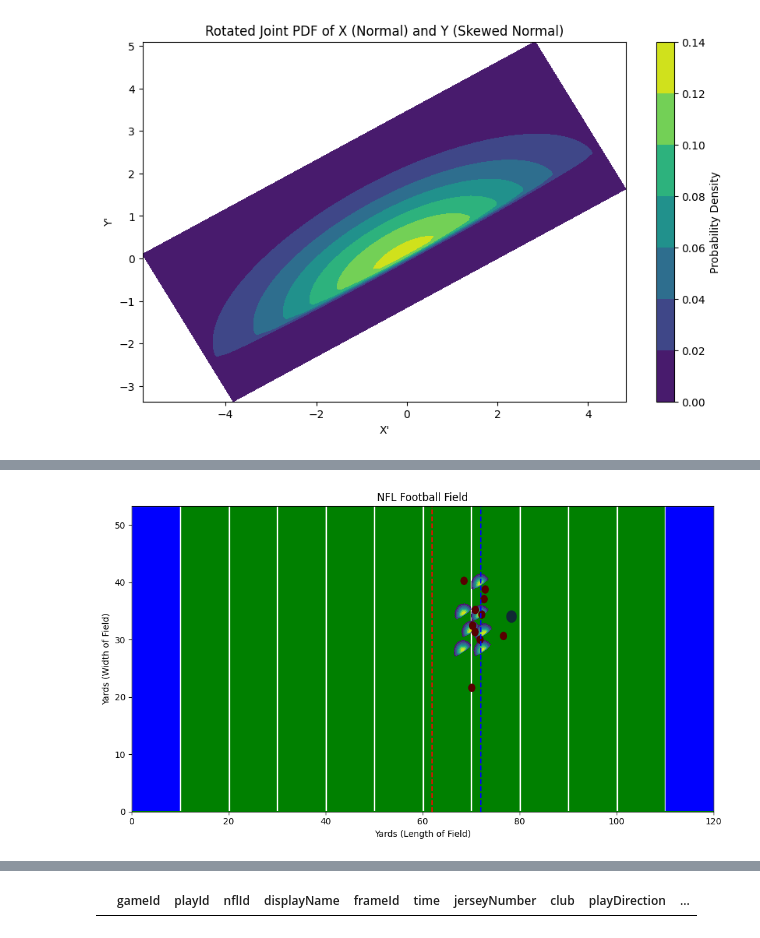
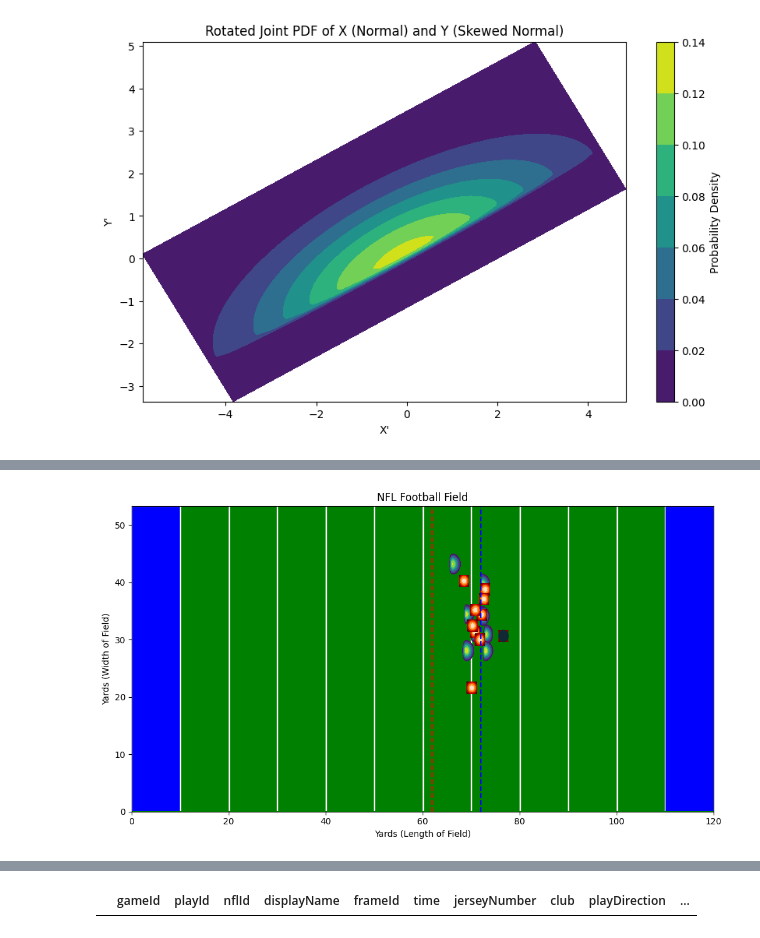
Before and after one commit to rudraravl/nfldatabowl2024, a Jupyter notebook: codemonkeynfl.ipynb, the cells around one changed output, grey strips where cells are left out. Saved outputs shown, nothing was run; the diff lists cells and outputs as text; code cells hidden in the pictures.

```diff
--- a/codemonkeynfl.ipynb
+++ b/codemonkeynfl.ipynb
@@ -348,6 +356,9 @@ print(len(play_nums))
 6141
 # %%
 valid = []
+
+def get_name(id):
+    return players[players['nflId'] == id]['displayName'].iloc[0]
 
 for game_id, play_id, start_frame, def_club in play_nums:
     #select play
@@ -359,10 +370,6 @@ for game_id, play_id, start_frame, def_club in play_nums:
     play_df = curr_play[(curr_play['frameId'] >= start_frame) & (curr_play['frameId'] <= end_frame)]
     # Filtering offensive players
     off_club = play_df[play_df['club'] != def_club]
-    if ((game_id == 2022091110) & (play_id == 1494)):
-        print(start_frame, end_frame)
-        curr_play.to_csv("ya")
-        break
     #getting start rows for defensive players
     start_frame_rows = play_df[(play_df['club'] == def_club) & (play_df['frameId'] == start_frame)]
     #ball_carrier_name = start_frame_rows['ballCarrierDisplayName'].iloc[0]
@@ -372,6 +379,11 @@ for game_id, play_id, start_frame, def_club in play_nums:
                                      [off_club[off_club['displayName'] == start_frame_rows['ballCarrierDisplayName'].iloc[0]]['x'].iloc[0],
                                       off_club[off_club['displayName'] == start_frame_rows['ballCarrierDisplayName'].iloc[0]]['y'].iloc[0]])
                           < potential_tackler_threshold)]
+    tackler_ids = tackles[(tackles['gameId'] == game_id) & (tackles['playId'] == play_id)]['nflId']
+    tackler_names = tackler_ids.apply(get_name).tolist()
+    for name in tackler_names:
+        if name not in valid_player_names:
+            valid_player_names.append(name)
     def_club_filtered = play_df[play_df['displayName'].isin(valid_player_names)]
     valid.extend([off_club, def_club_filtered])
 
@@ -560,61 +572,69 @@ for game_id, play_id, start_frame, def_club in play_nums:
     plt.axvline(x=firstDownLine, color='red', linestyle='--')
     #defensive plotting
     for playerId in curr_play_def['nflId'].unique():
-
         defender = curr_play_def[curr_play_def['nflId'] == playerId]
         player_x,player_y,player_speed = defender['x'].iloc[0], defender['y'].iloc[0], defender['s'].iloc[0]
         player_dir = np.radians(defender['dir'].iloc[0])
-        try:
-            player_pos = players[players['nflId'] == playerId]['position'].iloc[0]
-        except:
-            print(playerId)
+        player_pos = players[players['nflId'] == playerId]['position'].iloc[0]
 
         player_distribution_info = position_stdevs[player_pos]
         player_x_mu, player_y_mu, player_x_sigma, player_y_sigma =  player_distribution_info[0][0], player_distribution_info[1][0], player_distribution_info[0][1], player_distribution_info[1][1]
         player_x_mu, player_y_mu = player_x + player_x_mu, player_y + player_y_mu
 
         player_x_sigma, player_y_sigma = position_stdevs[player_pos][0][1], position_stdevs[player_pos][1][1]
-        player_x_sigma, player_y_sigma = max(1, player_x_sigma * math.sqrt(player_speed)), max(1, player_y_sigma * math.sqrt(player_speed))
-
+        # player_x_sigma, player_y_sigma = player_x_sigma * 0.1 * (player_speed), player_y_sigma * 0.1 * (player_speed)
+        print(player_x_sigma, player_y_sigma)
         x_points = np.linspace(player_x_mu - (player_x_sigma*2), player_x_mu + (player_x_sigma*2), 70)
         y_points = np.linspace(player_y_mu - (player_y_sigma*2), player_y_mu + (player_y_sigma*2),  70)
-        print(player_x_sigma, player_y_sigma)
-        pdf_x_points = norm.pdf(x_points, loc = player_x_mu, scale=1)
-        pdf_y_points = skewnorm.pdf(y_points, loc = player_y_mu, a = 10)
+
+        pdf_x_points = skewnorm.pdf(x_points, loc = player_x_mu, scale = player_x_sigma, a = player_speed)
+        pdf_y_points = norm.pdf(y_points, loc = player_y_mu, scale=player_y_sigma)
         # Creating a meshgrid for the joint distribution
         X, Y = np.meshgrid(x_points, y_points)
 
-        # Rotate each point in the meshgrid
-        X_rot, Y_rot = np.empty_like(X), np.empty_like(Y)
-        for i in range(X.shape[0]):
-            for j in range(X.shape[1]):
-                X_rot[i, j], Y_rot[i, j] = rotate_point(X[i, j] - player_x, Y[i, j] - player_y, theta)
-
-        # Shift back to player's position
-        X_rot += player_x
-        Y_rot += player_y
-
+        # # Rotate each point in the meshgrid
+        # X_rot, Y_rot = np.empty_like(X), np.empty_like(Y)
+        # for i in range(X.shape[0]):
+        #     for j in range(X.shape[1]):
+        #         X_rot[i, j], Y_rot[i, j] = rotate_point(X[i, j] - player_x, Y[i, j] - player_y, player_dir)
+        # print(player_dir)
+        # # Shift back to player's position
+        # X_rot += player_x
+        # Y_rot += player_y
         # Compute the joint PDF on the rotated grid
-        joint_pdf_rotated = np.outer(pdf_y_points, pdf_x_points)
+        joint_pdf = np.outer(pdf_y_points, pdf_x_points)
 
         # Plotting the rotated joint PDF
-        for i in range(len(joint_pdf_rotated)):
-            for j in range(len(joint_pdf_rotated[i])):
-                if joint_pdf_rotated[i][j] < .05:
+        for i in range(len(joint_pdf)):
+            for j in range(len(joint_pdf[i])):
+                if joint_pdf[i][j] < .05:
                     # print("aaaa")
-                    joint_pdf_rotated[i][j] = np.NaN
+                    joint_pdf[i][j] = np.NaN
 
-        ax.contourf(X_rot, Y_rot, joint_pdf_rotated, cmap="viridis", alpha=1)
+        ax.contourf(X, Y, joint_pdf, cmap="viridis", alpha=1)
     #offensive plotting
     for playerId in curr_play_off['nflId'].unique():
-        player_data = curr_play_off[curr_play_off['nflId'] == playerId]
-        player_x, player_y, player_dir = player_data['x'].iloc[0], player_data['y'].iloc[0], player_data['dir'].iloc[0]
-        if (playerId == ball_carrier_id):
+        if (playerId != ball_carrier_id):
+            player_data = curr_play_off[curr_play_off['nflId'] == playerId]
+            player_x, player_y = player_data['x'].iloc[0], player_data['y'].iloc[0]
+
+            x_points = np.linspace(player_x - 1, player_x + 1, 40)
+            y_points = np.linspace(player_y - 1, player_y + 1, 40)
+            pdf_x_points = norm.pdf(x_points, loc = player_x, scale = 1)
+            pdf_y_points = norm.pdf(y_points, loc = player_y, scale=1)
+
+            X, Y = np.meshgrid(x_points, y_points)
+            joint_pdf = np.outer(pdf_y_points, pdf_x_points)
+            for i in range(len(joint_pdf)):
+                for j in range(len(joint_pdf[i])):
+                    if joint_pdf[i][j] < .05:
+                        # print("aaaa")
+                        joint_pdf[i][j] = np.NaN
+            ax.contourf(X, Y, joint_pdf, cmap="gist_heat", alpha=1)
+        else:
             ball_carrier = patches.Circle((player_x, player_y), 1, color = '#102934')
             ax.add_patch(ball_carrier)
-        else:
-            blocker = patches.Circle((player_x, player_y), .659, color = '#570000')
-            ax.add_patch(blocker)
+
 
     # football_x, football_y = curr_play_football['x'].iloc[0], curr_play_football['y'].iloc[0]
     # football = patches.Ellipse((football_x, football_y), 3, 2, color='brown')
@@ -638,3 +652,3 @@ for game_id, play_id, start_frame, def_club in play_nums:
-[figure, old version]
+[figure, new version]
 # %%
 #getting data
```
Also changed, not shown: parts of 9 cells of this notebook, 1 other file.
